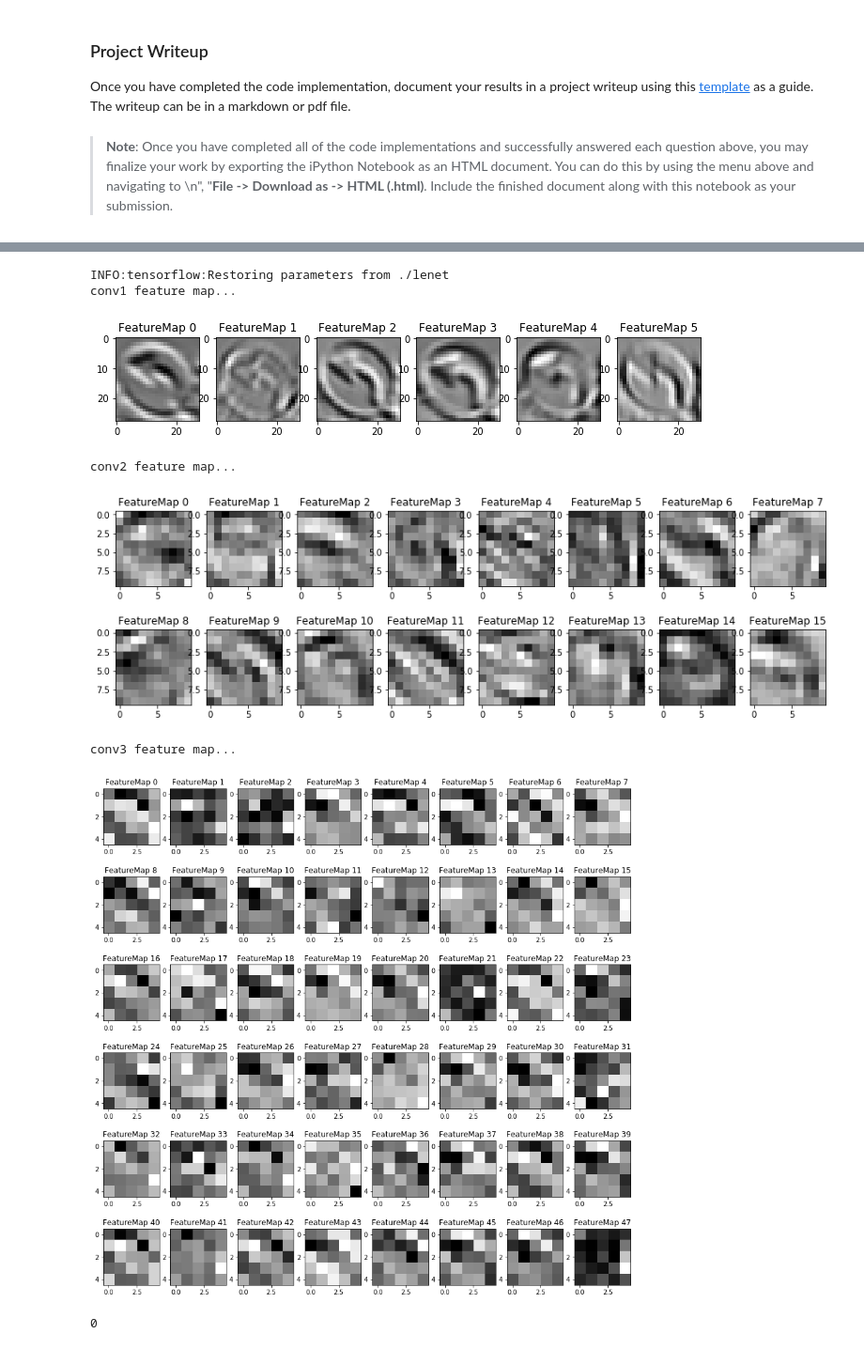
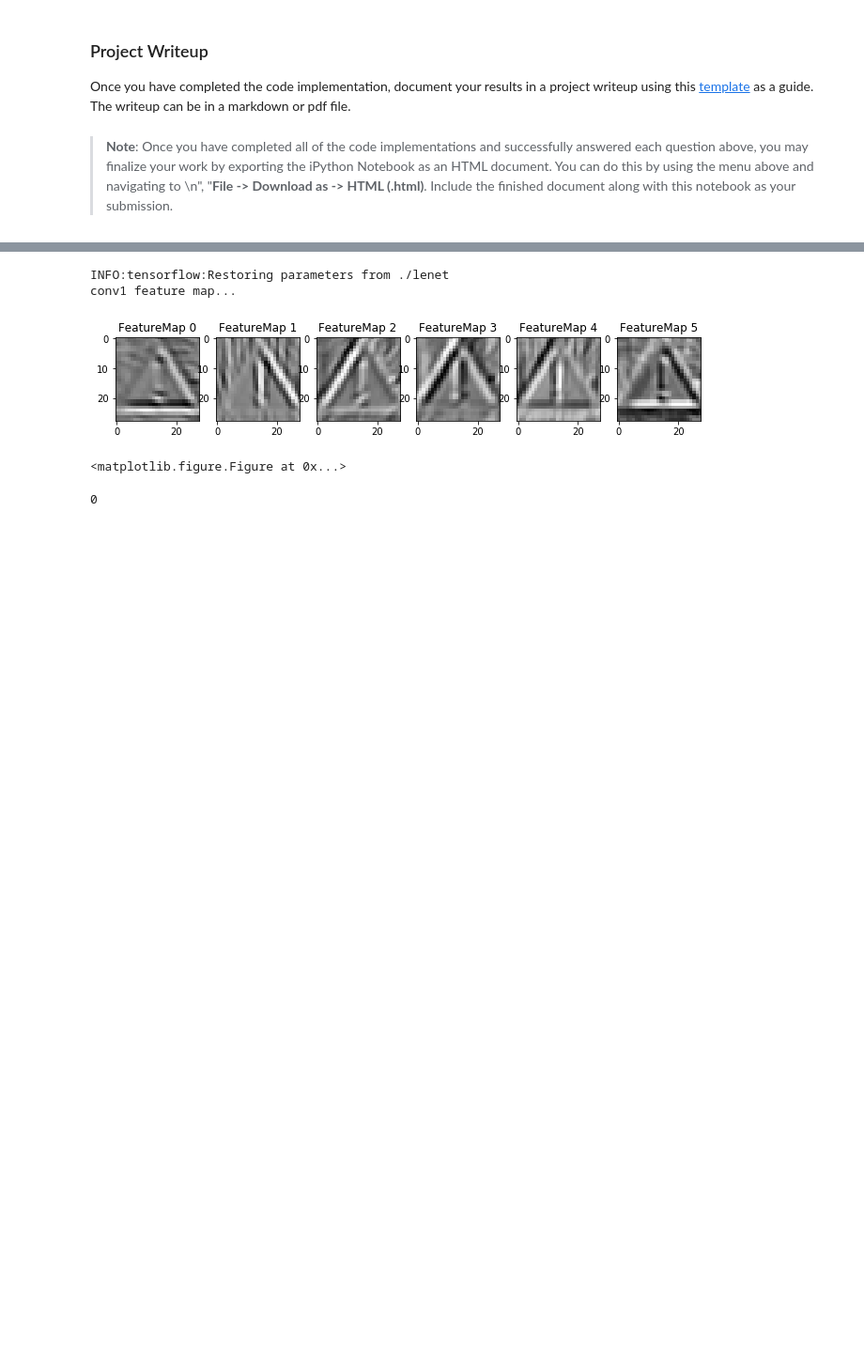
Before and after one commit to soyaoki/CarND-Traffic-Sign-Classifier, a Jupyter notebook: Traffic_Sign_Classifier.ipynb, the cells around one changed output, grey strips where cells are left out. Shown at 94% size. Cells and saved outputs as stored; diff of their text form; code cells hidden in the pictures; blank space fills up the shorter version.

```diff
--- a/Traffic_Sign_Classifier.ipynb
+++ b/Traffic_Sign_Classifier.ipynb
@@ -123,6 +123,9 @@ for i in range(n_classes):
     axs[i].axis('off')
     axs[i].imshow(X_train[index[0][0]])
     axs[i].set_title(str(i))
+
+path = './output_images/'
+plt.savefig(path+'dataset.png')
 # %% [output]
 [figure]
 # %%
@@ -672,5 +683,6 @@ for i in range(len(my_images)):
     axs[i].imshow(new_images[i],cmap='gray')
 
 new_images = np.reshape(new_images, [len(new_images), 32, 32, 1])
-new_labels = [34, 3, 11, 18, 12, 38, 1, 25]
+new_labels = [18, 34, 3, 1, 25, 12, 11, 38]
+plt.savefig(path+'webimg_gray.png')
 # %% [output]
@@ -813,7 +829,7 @@ def outputFeatureMap(image_input, tf_activation, activation_min=-1, activation_m
     # image_input =
     # Note: x should be the same name as your network's tensorflow data placeholder variable
     # If you get an error tf_activation is not defined it may be having trouble accessing the variable from inside a function
-    activation = tf_activation.eval(session=sess,feed_dict={x : image_input})
+    activation = tf_activation.eval(session=sess, feed_dict={x : image_input, keep_prob: 1.0})
     featuremaps = activation.shape[3]
     plt.figure(plt_num, figsize=(15,15))
     for featuremap in range(featuremaps):
@@ -829,30 +845,33 @@ def outputFeatureMap(image_input, tf_activation, activation_min=-1, activation_m
             plt.imshow(activation[0,:,:, featuremap], interpolation="nearest", cmap="gray")
 # %%
 with tf.Session() as sess:
-    saver.restore(sess, tf.train.latest_checkpoint('.'))
+    sess.run(tf.global_variables_initializer())
+    saver = tf.train.import_meta_graph('./lenet.meta')
+    saver.restore(sess, "./lenet")
 
     print('conv1 feature map...')
     conv1 = sess.graph.get_tensor_by_name('conv1:0')
     outputFeatureMap(new_images, conv1)
     plt.show()
 
-    print('conv2 feature map...')
-    conv2 = sess.graph.get_tensor_by_name('conv2:0')
-    outputFeatureMap(new_images, conv2)
-    plt.show()
+    #print('conv2 feature map...')
+    #conv2 = sess.graph.get_tensor_by_name('conv2:0')
+    #outputFeatureMap(new_images, conv2)
+    #plt.show()
+    #plt.savefig(path+'conv2.png')
 
-    print('conv3 feature map...')
-    conv3 = sess.graph.get_tensor_by_name('conv3:0')
-    outputFeatureMap(new_images, conv3)
-    plt.show()
+    #print('conv3 feature map...')
+    #conv3 = sess.graph.get_tensor_by_name('conv3:0')
+    #outputFeatureMap(new_images, conv3)
+    #plt.show()
+    #plt.savefig(path+'conv3.png')
+
+plt.savefig(path+'conv1.png')
 # %% [output]
 INFO:tensorflow:Restoring parameters from ./lenet
 conv1 feature map...
-[figure, old version]
+[figure, new version]
-conv2 feature map...
+<matplotlib.figure.Figure at 0x...>
-[figure, removed]
-conv3 feature map...
-[figure, removed]
 # %%
 import os
 
```
Also changed, not shown: parts of 18 cells of this notebook, 19 other files.
